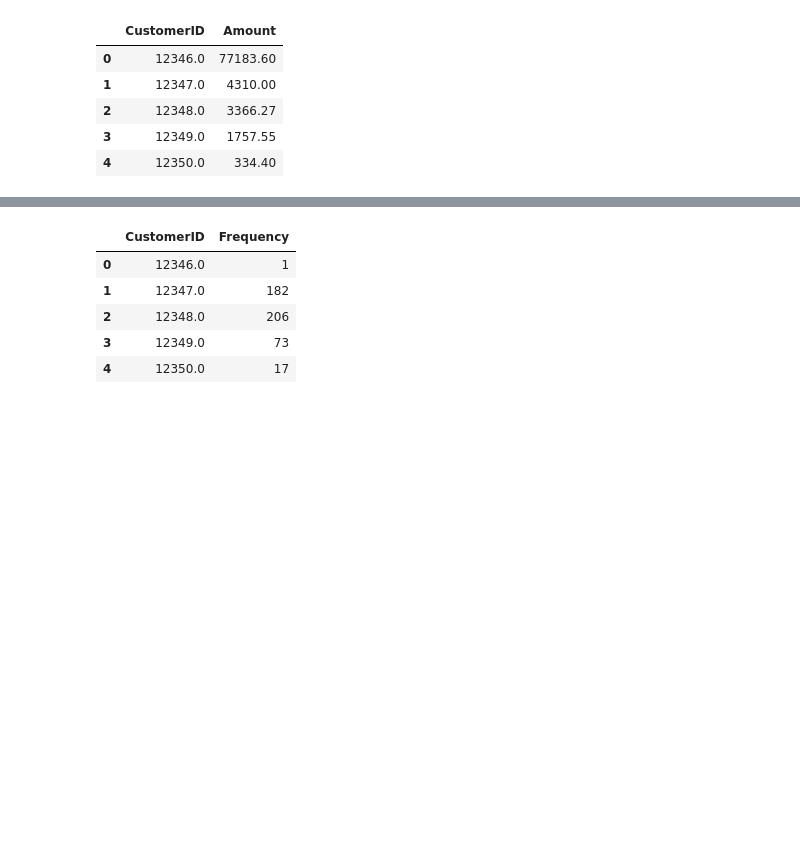
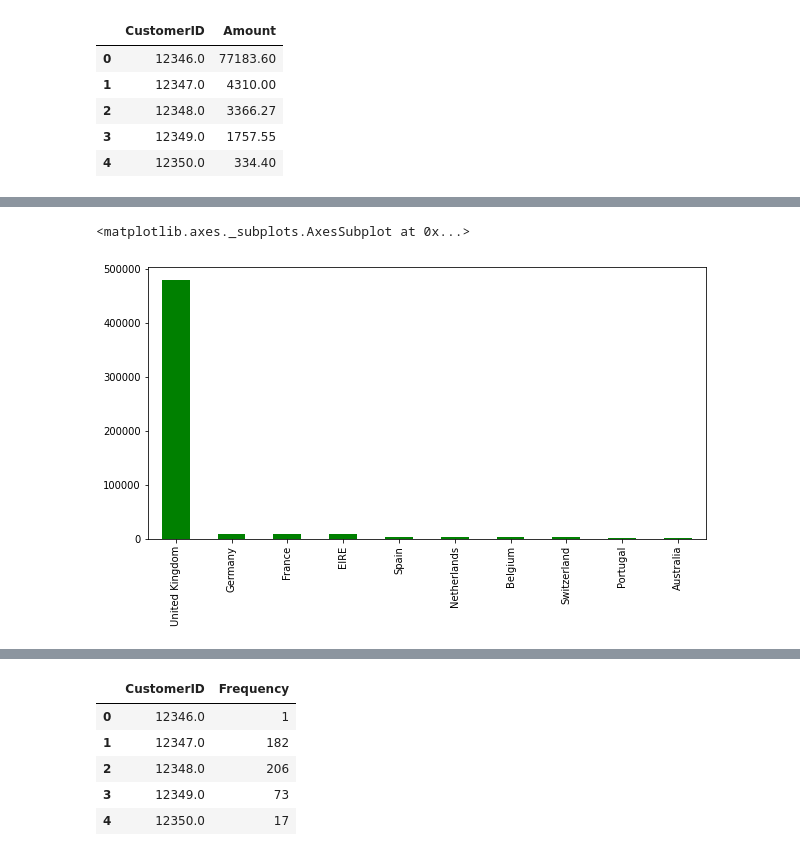
Before and after one commit to preetikhullbe/Online-retail-customer-segmentation, a Jupyter notebook: Online_retail_customer_segmentation.ipynb, the cells around one changed output, grey strips where cells are left out. Drawn from its saved outputs; the diff is of its cells as text; code cells hidden in the pictures; blank space fills up the shorter version.

```diff
--- a/Online_retail_customer_segmentation.ipynb
+++ b/Online_retail_customer_segmentation.ipynb
@@ -529,6 +511,16 @@ So for one InvoiceDate we have multiple values so for differentiate these values
+# %%
+# Converting Invoice Date to datetime.
+# Invoice Date is in format of 01-12-2010 08:26.
+cust_seg_df["InvoiceDate"] = pd.to_datetime(cust_seg_df["InvoiceDate"], format="%m-%d-%Y %H:%M")
 # %%
-cust_seg_dfdf["year"] = cust_seg_df["InvoiceDate"].apply(lambda x: x.year)
+cust_seg_df["year"] = cust_seg_df["InvoiceDate"].apply(lambda x: x.year)
 cust_seg_df["month_num"] = cust_seg_df["InvoiceDate"].apply(lambda x: x.month)
 cust_seg_df["day_num"] = cust_seg_df["InvoiceDate"].apply(lambda x: x.day)
 cust_seg_df["hour"] = cust_seg_df["InvoiceDate"].apply(lambda x: x.hour)
 cust_seg_df["minute"] = cust_seg_df["InvoiceDate"].apply(lambda x: x.minute)
+# %%
+# Extracting month from the Invoice date
+cust_seg_df['Month']=cust_seg_df['InvoiceDate'].dt.month_name()
+# %%
+# Extracting day from the Invoice date
+cust_seg_df['Day']=cust_seg_df['InvoiceDate'].dt.day_name()
@@ -548,0 +580,6 @@ rfm_m.head()
+# %%
+#plotting bar graph
+cust_seg_df.Country.value_counts().head(10).plot.bar(figsize=(10,5),color='g')
+# %% [output]
+<matplotlib.axes._subplots.AxesSubplot at 0x...>
+[figure, added]
```
Also changed, not shown: parts of 49 cells of this notebook.
